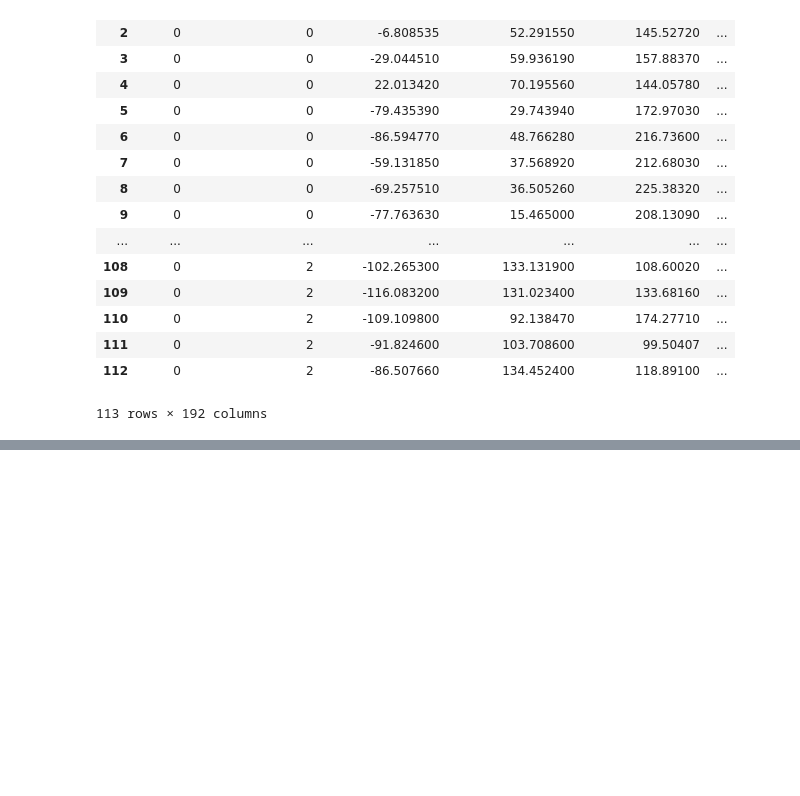
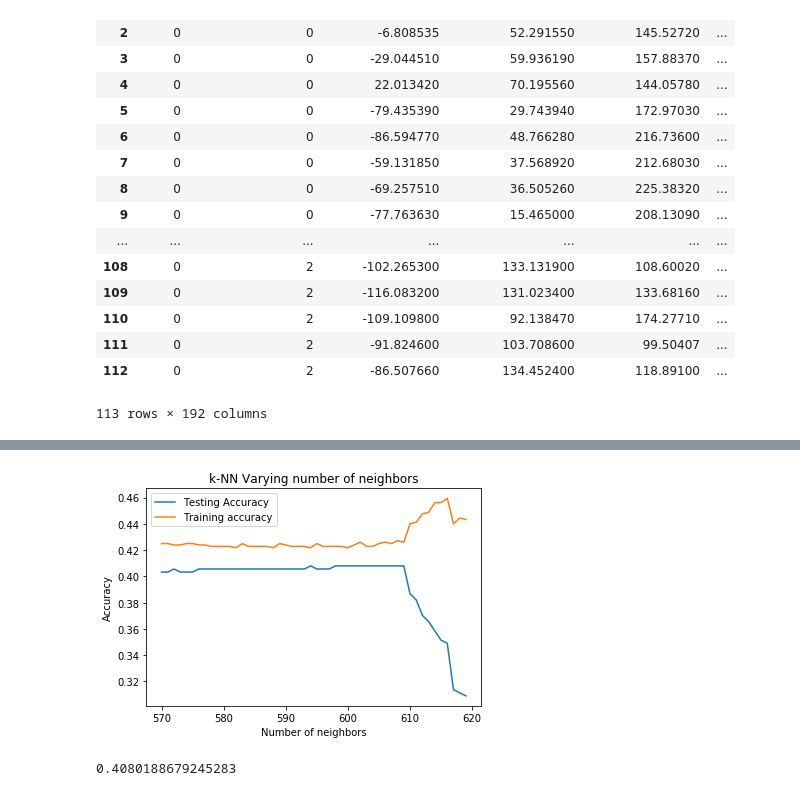
Before and after one commit to Eliot100/finl-work, a Jupyter notebook: עבודה סופית 2.ipynb, the cells around one changed output, grey strips where cells are left out. Drawn from its saved outputs; the diff is of its cells as text; code cells hidden in the pictures; blank space fills up the shorter version.

```diff
--- a/עבודה סופית 2.ipynb
+++ b/עבודה סופית 2.ipynb
@@ -497,0 +647,22 @@ print( '%','RFC Accuracy:',(Accuracy*100)//0.01/100)
+# %%
+neighbors = np.arange(570,620)
+train_accuracy = np.empty(len(neighbors))
+test_accuracy =  np.empty(len(neighbors))
+
+for i,k in enumerate(neighbors):
+    knn = KNeighborsClassifier(n_neighbors=k)
+    knn.fit(X_train, y_train)
+    train_accuracy[i] = knn.score(X_train, y_train)
+    test_accuracy[i] = knn.score(X_test, y_test)
+
+plt.title('k-NN Varying number of neighbors')
+plt.plot(neighbors, test_accuracy, label='Testing Accuracy')
+plt.plot(neighbors, train_accuracy, label='Training accuracy')
+plt.legend()
+plt.xlabel('Number of neighbors')
+plt.ylabel('Accuracy')
+plt.show()
+test_accuracy.max()
+# %% [output]
+[figure, added]
+0.4080188679245283
```
Also changed, not shown: parts of 43 cells of this notebook.
